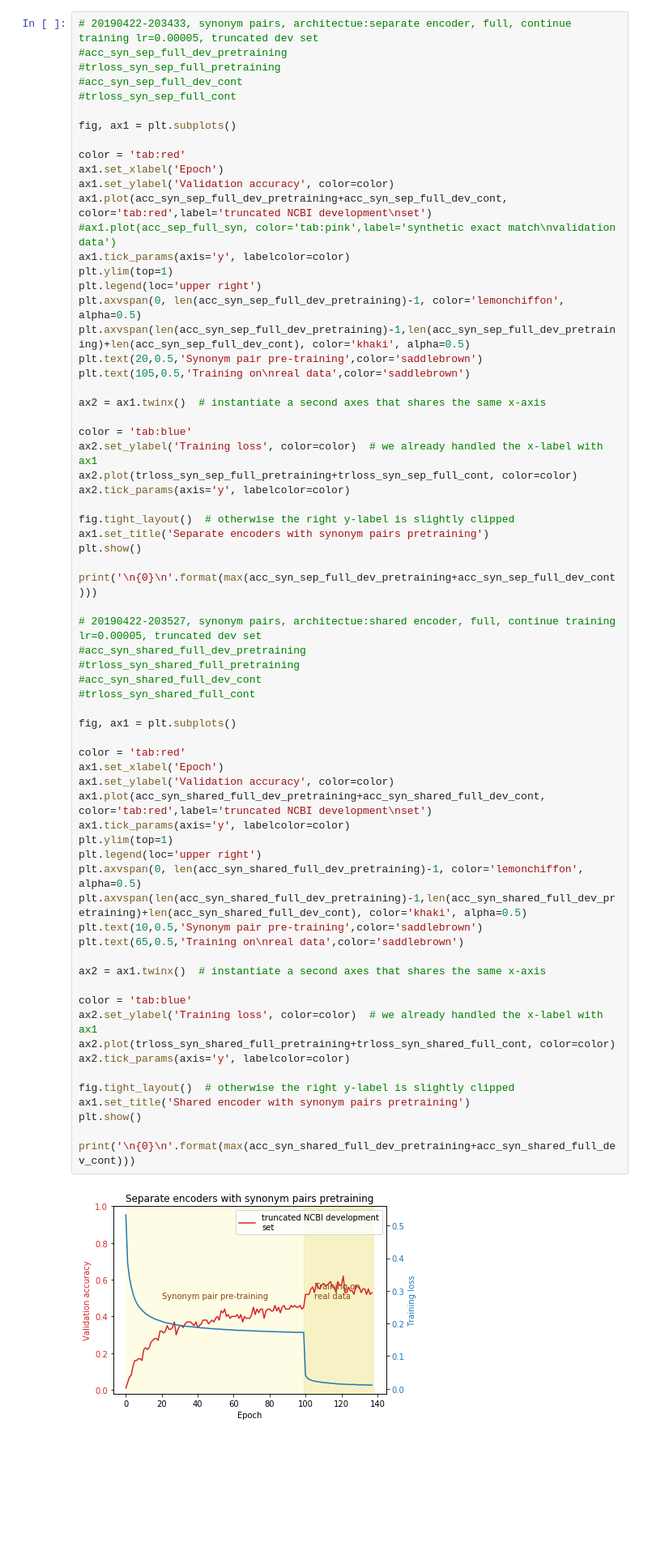
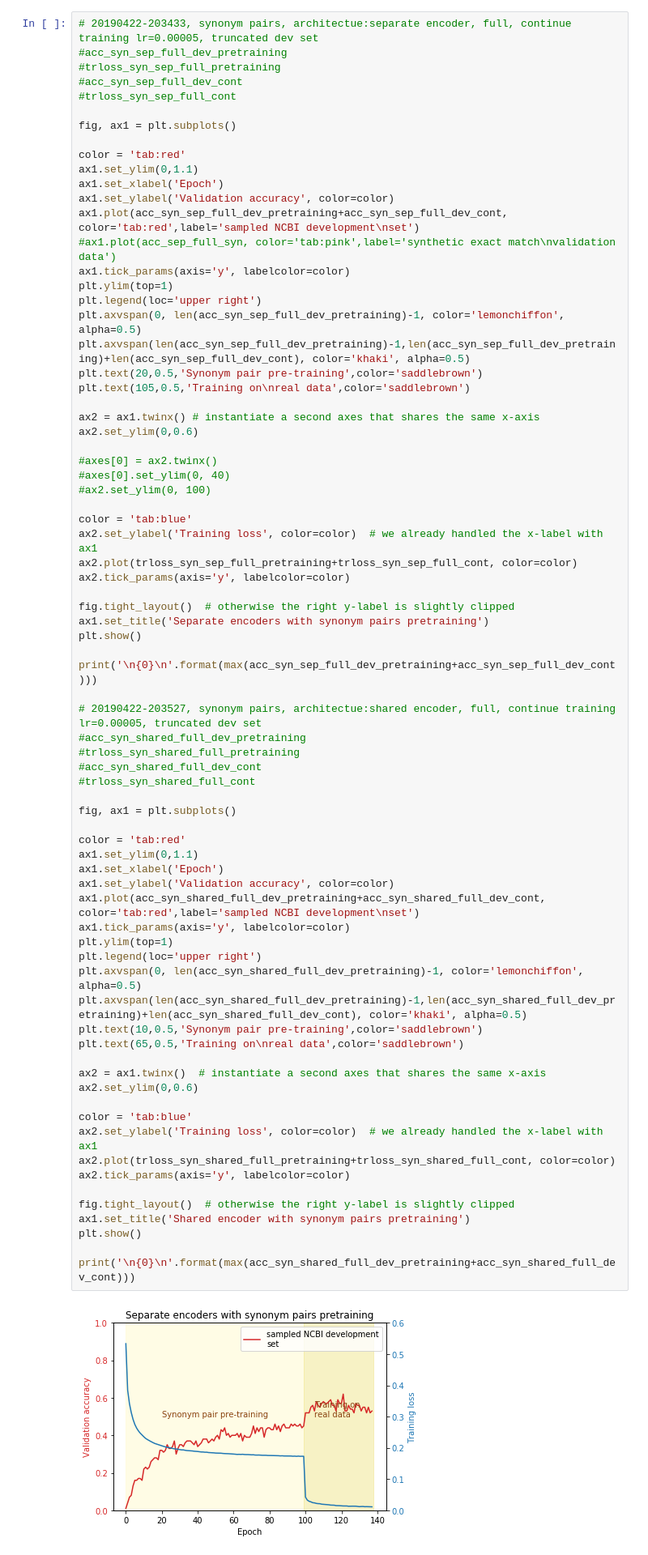
Before and after one commit to fshdnc/disease_normalization, a Jupyter notebook: src/expt_pretraining.ipynb, the cells around one changed output. Shown at 81% size. Saved outputs shown, nothing was run; the diff lists cells and outputs as text; blank space fills up the shorter version.

```diff
--- a/src/expt_pretraining.ipynb
+++ b/src/expt_pretraining.ipynb
@@ -168,9 +172,10 @@ print('\n{0}\n'.format(max(acc_exact_shared_full_dev)))
 fig, ax1 = plt.subplots()
 
 color = 'tab:red'
+ax1.set_ylim(0,1.1)
 ax1.set_xlabel('Epoch')
 ax1.set_ylabel('Validation accuracy', color=color)
-ax1.plot(acc_syn_sep_full_dev_pretraining+acc_syn_sep_full_dev_cont, color='tab:red',label='truncated NCBI development\nset')
+ax1.plot(acc_syn_sep_full_dev_pretraining+acc_syn_sep_full_dev_cont, color='tab:red',label='sampled NCBI development\nset')
 #ax1.plot(acc_sep_full_syn, color='tab:pink',label='synthetic exact match\nvalidation data')
 ax1.tick_params(axis='y', labelcolor=color)
 plt.ylim(top=1)
@@ -180,7 +185,12 @@ plt.axvspan(len(acc_syn_sep_full_dev_pretraining)-1,len(acc_syn_sep_full_dev_pre
 plt.text(20,0.5,'Synonym pair pre-training',color='saddlebrown')
 plt.text(105,0.5,'Training on\nreal data',color='saddlebrown')
 
-ax2 = ax1.twinx()  # instantiate a second axes that shares the same x-axis
+ax2 = ax1.twinx() # instantiate a second axes that shares the same x-axis
+ax2.set_ylim(0,0.6)
+
+#axes[0] = ax2.twinx()
+#axes[0].set_ylim(0, 40)
+#ax2.set_ylim(0, 100)
 
 color = 'tab:blue'
 ax2.set_ylabel('Training loss', color=color)  # we already handled the x-label with ax1
@@ -198,33 +208,35 @@ print('\n{0}\n'.format(max(acc_syn_sep_full_dev_pretraining+acc_syn_sep_full_dev
 #trloss_syn_shared_full_pretraining
 #acc_syn_shared_full_dev_cont
 #trloss_syn_shared_full_cont
 
 fig, ax1 = plt.subplots()
 
 color = 'tab:red'
+ax1.set_ylim(0,1.1)
 ax1.set_xlabel('Epoch')
 ax1.set_ylabel('Validation accuracy', color=color)
-ax1.plot(acc_syn_shared_full_dev_pretraining+acc_syn_shared_full_dev_cont, color='tab:red',label='truncated NCBI development\nset')
+ax1.plot(acc_syn_shared_full_dev_pretraining+acc_syn_shared_full_dev_cont, color='tab:red',label='sampled NCBI development\nset')
 ax1.tick_params(axis='y', labelcolor=color)
 plt.ylim(top=1)
 plt.legend(loc='upper right')
 plt.axvspan(0, len(acc_syn_shared_full_dev_pretraining)-1, color='lemonchiffon', alpha=0.5)
 plt.axvspan(len(acc_syn_shared_full_dev_pretraining)-1,len(acc_syn_shared_full_dev_pretraining)+len(acc_syn_shared_full_dev_cont), color='khaki', alpha=0.5)
 plt.text(10,0.5,'Synonym pair pre-training',color='saddlebrown')
 plt.text(65,0.5,'Training on\nreal data',color='saddlebrown')
 
 ax2 = ax1.twinx()  # instantiate a second axes that shares the same x-axis
+ax2.set_ylim(0,0.6)
 
 color = 'tab:blue'
 ax2.set_ylabel('Training loss', color=color)  # we already handled the x-label with ax1
 ax2.plot(trloss_syn_shared_full_pretraining+trloss_syn_shared_full_cont, color=color)
 ax2.tick_params(axis='y', labelcolor=color)
 
 fig.tight_layout()  # otherwise the right y-label is slightly clipped
 ax1.set_title('Shared encoder with synonym pairs pretraining')
 plt.show()
 
 print('\n{0}\n'.format(max(acc_syn_shared_full_dev_pretraining+acc_syn_shared_full_dev_cont)))
 # %% [output]
-[figure, old version]
+[figure, new version]
 0.62
```
Also changed, not shown: parts of 6 cells of this notebook, 4 other files.
